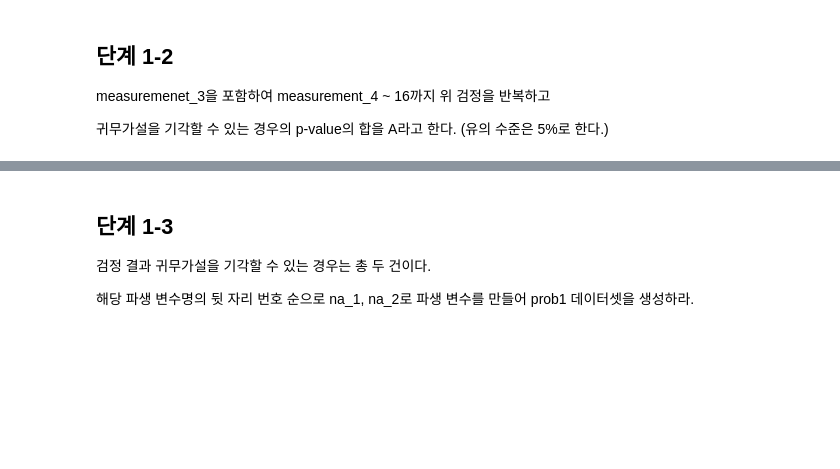
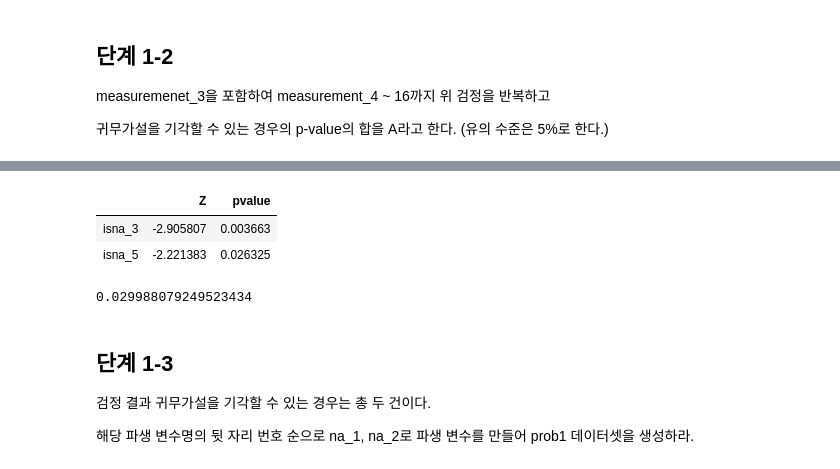
Before and after one commit to sunkusun9/DS_lv3_2507_1, a Jupyter notebook: sec_ds_lv3_prob1_prob.ipynb, the cells around one changed output, grey strips where cells are left out. Saved outputs shown, nothing was run; the diff lists cells and outputs as text; code cells hidden in the pictures; blank space fills up the shorter version.

```diff
--- a/sec_ds_lv3_prob1_prob.ipynb
+++ b/sec_ds_lv3_prob1_prob.ipynb
@@ -308,3 +330,22 @@ basetable에서 측정한 $P(failure=True|isna_{3}=True)$은 표본수가 충분
 ---
 
  Hint] p-value는 0.0037(소수점 다섯째 자리에서 반올림하여 넷째 자리까지 표시)
+# %%
+from scipy.stats import norm
+# H0 𝑃(𝑓𝑎𝑖𝑙𝑢𝑟𝑒=𝑇𝑟𝑢𝑒|𝑖𝑠𝑛𝑎3=𝑇𝑟𝑢𝑒)=0.2114 맞다면 ->  p = 0.2114
+p = 0.2114
+# mu = p, sigma^2 = p × (1 - p)
+mu = p
+sigma2 = p * (1 - p)
+# basetable에서 측정한 𝑃(𝑓𝑎𝑖𝑙𝑢𝑟𝑒=𝑇𝑟𝑢𝑒|𝑖𝑠𝑛𝑎3=𝑇𝑟𝑢𝑒)은 표본수가 충분하여 중심극한정리에 의해 정규분포
+N = df_basetable['isna_3'].sum()
+# 𝑃(𝑓𝑎𝑖𝑙𝑢𝑟𝑒=𝑇𝑟𝑢𝑒|𝑖𝑠𝑛𝑎3=𝑇𝑟𝑢𝑒) = df_basetable.loc[df_basetable['isna_3'], 'failure'].sum() / N
+# 표본 확률 -> 표본 평균
+# 𝑃(𝑓𝑎𝑖𝑙𝑢𝑟𝑒=𝑇𝑟𝑢𝑒|𝑖𝑠𝑛𝑎3=𝑇𝑟𝑢𝑒) ~ N(sam_mean_mu, sam_mean_sigma^2)
+# sam_mean_mu = mu, sam_mean_sigma^2 = sigma^2 / N
+sam_mean_mu = mu
+sam_mean_sigma2 = sigma2 / N
+sam_mean = df_basetable.loc[df_basetable['isna_3'], 'failure'].mean()
+Z = (sam_mean - sam_mean_mu) / (sam_mean_sigma2 ** 0.5)
+Z = -abs(Z)
+Z, norm.cdf(Z) * 2
@@ -317,3 +432,13 @@ measuremenet_3을 포함하여 measurement_4 ~ 16까지 위 검정을 반복하
+# %%
+# 귀무가설을 기각할 수 있는 경우의 p-value의 합을 A (유의 수준은 5%로 한다.)
+display(df_ztest.query('pvalue < 0.05'))
+A = df_ztest.query('pvalue < 0.05')['pvalue'].sum()
+A
+# %% [output]
+|  | Z | pvalue |
+| isna_3 | -2.905807 | 0.003663 |
+| isna_5 | -2.221383 | 0.026325 |
+0.029988079249523434
 # %% [markdown]
 ## 단계 1-3
 
```
Also changed, not shown: parts of 16 cells of this notebook.
